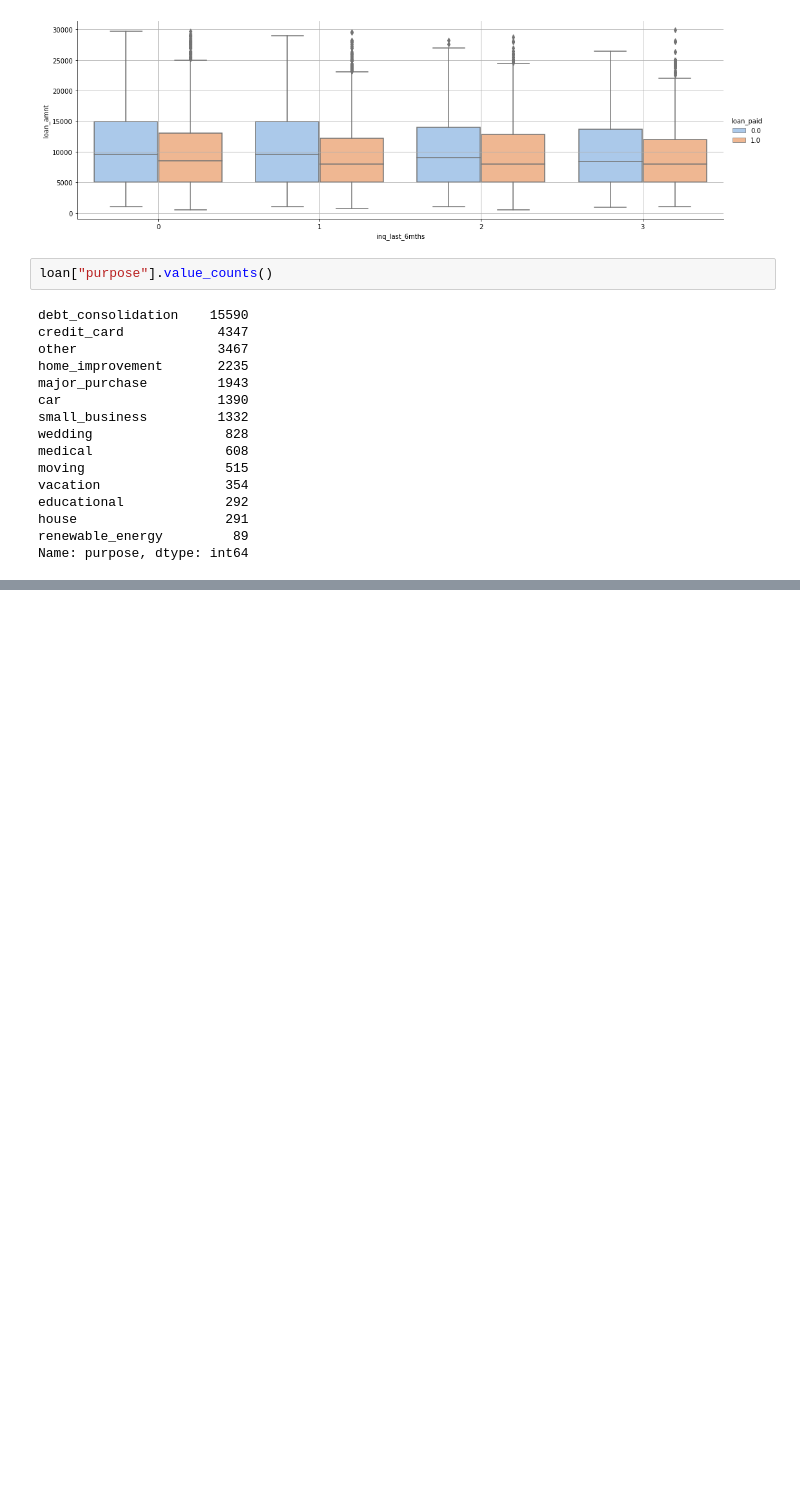
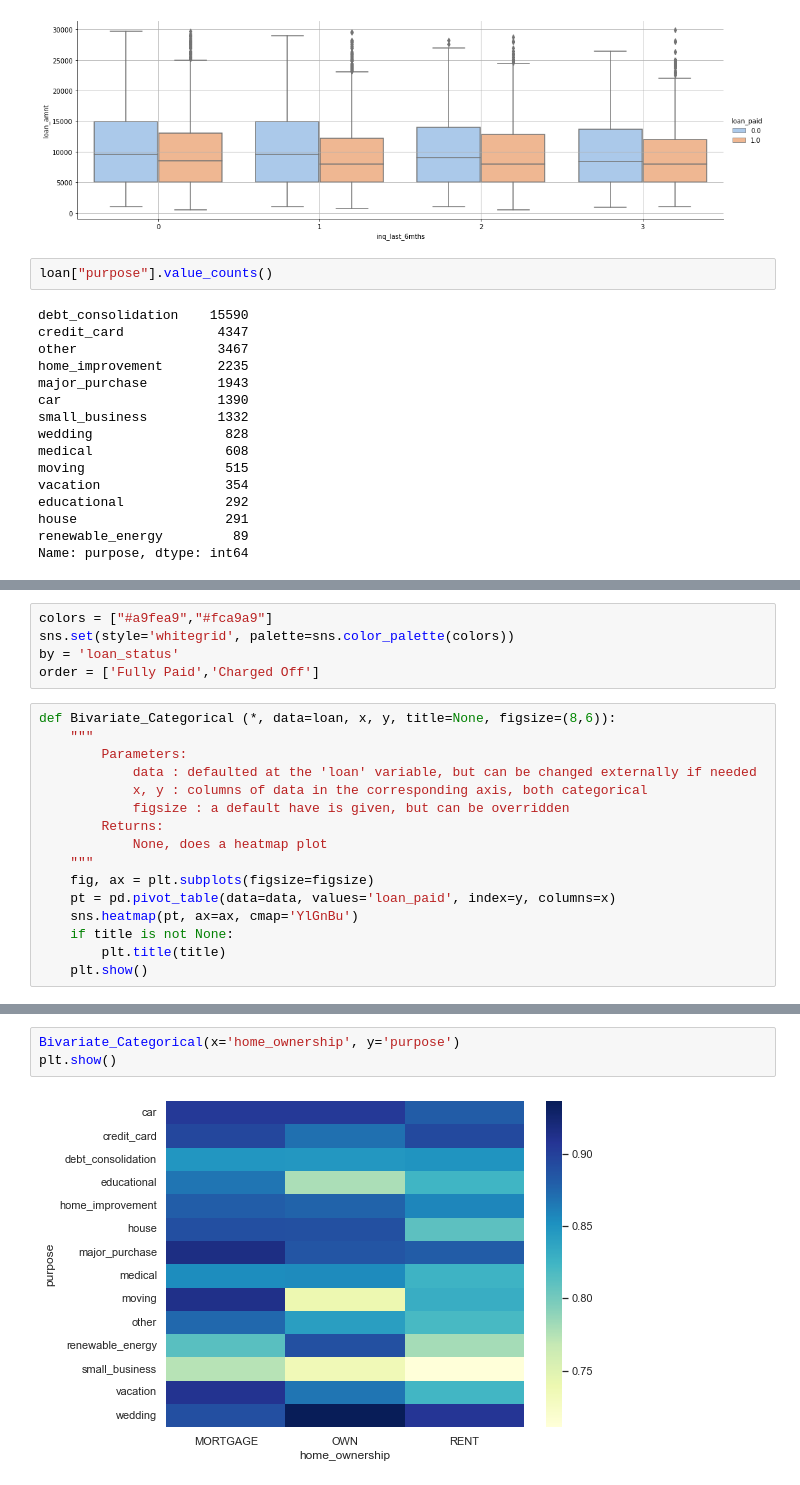
Before and after one commit to ajitjohn05/Lending_Club_Case_Study_Project_Ajit_Siddhant, a Jupyter notebook: Group_Facilitator_AjitJohn.ipynb, the cells around one changed output, grey strips where cells are left out. Cells and saved outputs as stored; diff of their text form; blank space fills up the shorter version.

Commit message:
Added bivariate categorical analysis

```diff
--- a/Group_Facilitator_AjitJohn.ipynb
+++ b/Group_Facilitator_AjitJohn.ipynb
@@ -602,0 +605,21 @@ Name: purpose, dtype: int64
+# %%
+colors = ["#a9fea9","#fca9a9"]
+sns.set(style='whitegrid', palette=sns.color_palette(colors))
+by = 'loan_status'
+order = ['Fully Paid','Charged Off']
+# %%
+def Bivariate_Categorical (*, data=loan, x, y, title=None, figsize=(8,6)):
+    """
+        Parameters:
+            data : defaulted at the 'loan' variable, but can be changed externally if needed
+            x, y : columns of data in the corresponding axis, both categorical
+            figsize : a default have is given, but can be overridden
+        Returns:
+            None, does a heatmap plot
+    """
+    fig, ax = plt.subplots(figsize=figsize)
+    pt = pd.pivot_table(data=data, values='loan_paid', index=y, columns=x)
+    sns.heatmap(pt, ax=ax, cmap='YlGnBu')
+    if title is not None:
+        plt.title(title)
+    plt.show()
@@ -602,0 +642,5 @@ Name: purpose, dtype: int64
+# %%
+Bivariate_Categorical(x='home_ownership', y='purpose')
+plt.show()
+# %% [output]
+[figure, added]
```
Also changed, not shown: parts of 8 cells of this notebook.
